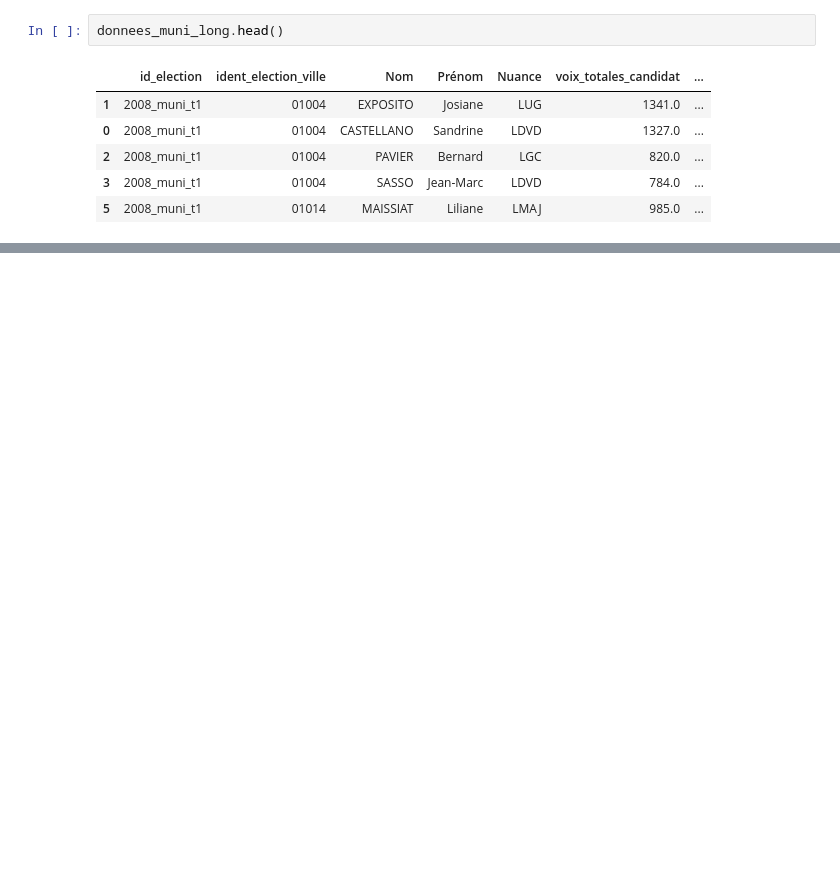
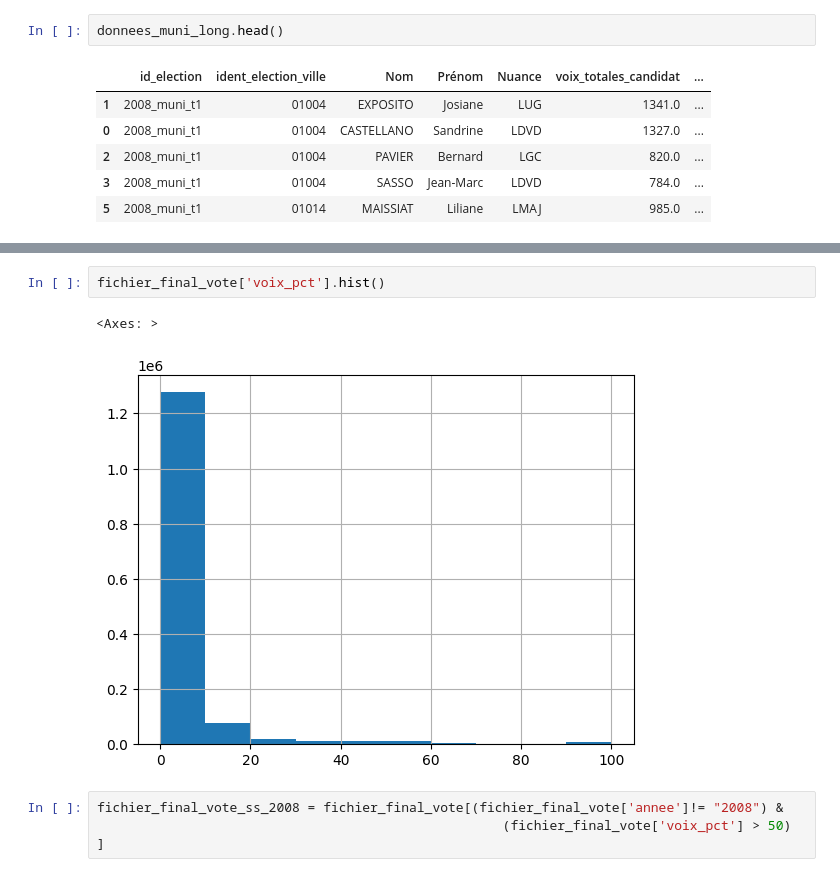
Before and after one commit to xdalp/projet3A, a Jupyter notebook: vote.ipynb, the cells around one changed output, grey strips where cells are left out. Saved outputs shown, nothing was run; the diff lists cells and outputs as text; blank space fills up the shorter version.

```diff
--- a/vote.ipynb
+++ b/vote.ipynb
@@ -468,0 +488,9 @@ fichier_final_vote.head()
+# %%
+fichier_final_vote['voix_pct'].hist()
+# %% [output]
+<Axes: >
+[figure, added]
+# %%
+fichier_final_vote_ss_2008 = fichier_final_vote[(fichier_final_vote['annee']!= "2008") &
+                                                    (fichier_final_vote['voix_pct'] > 50)
+]
```
Also changed, not shown: parts of 25 cells of this notebook, 1 other file.
